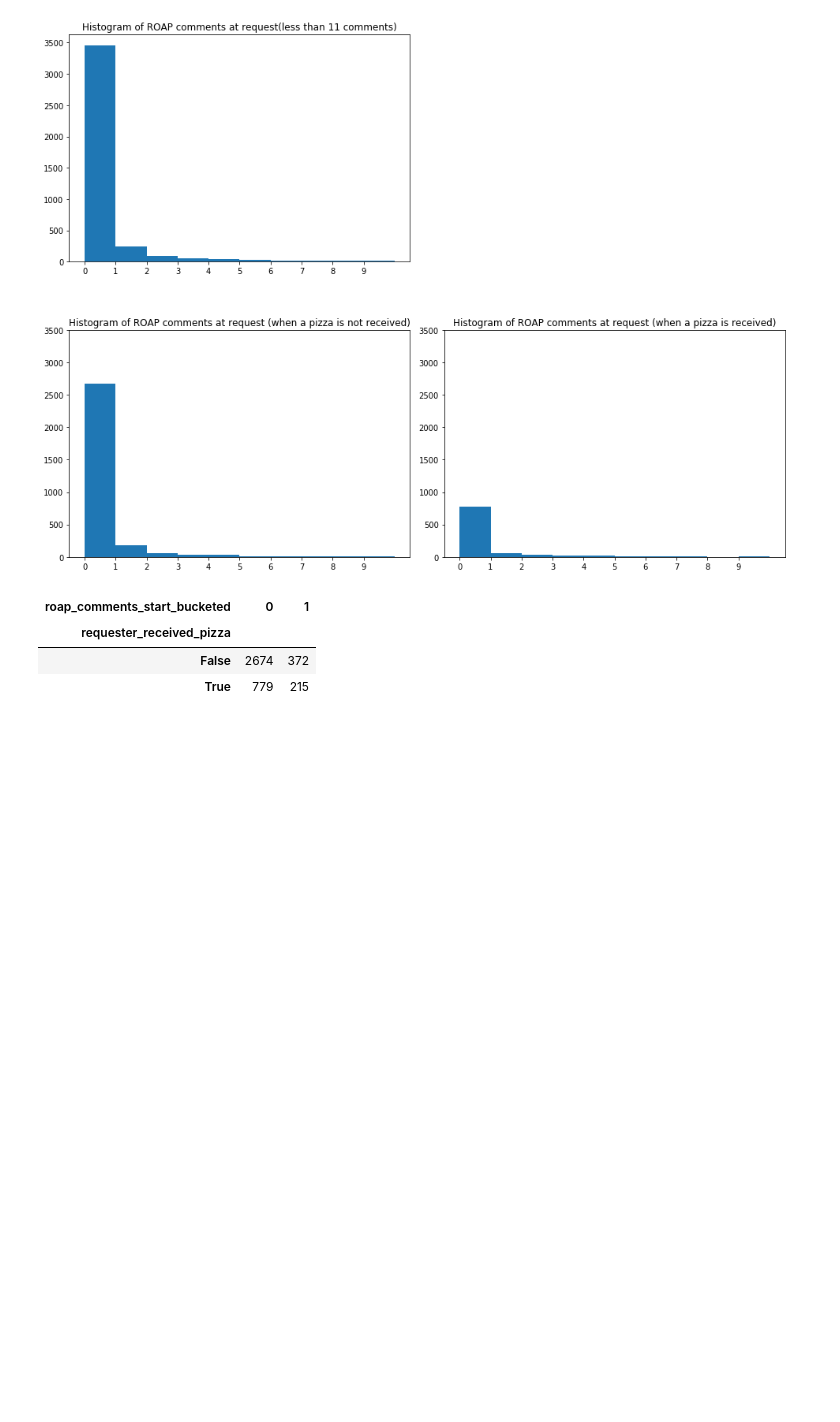
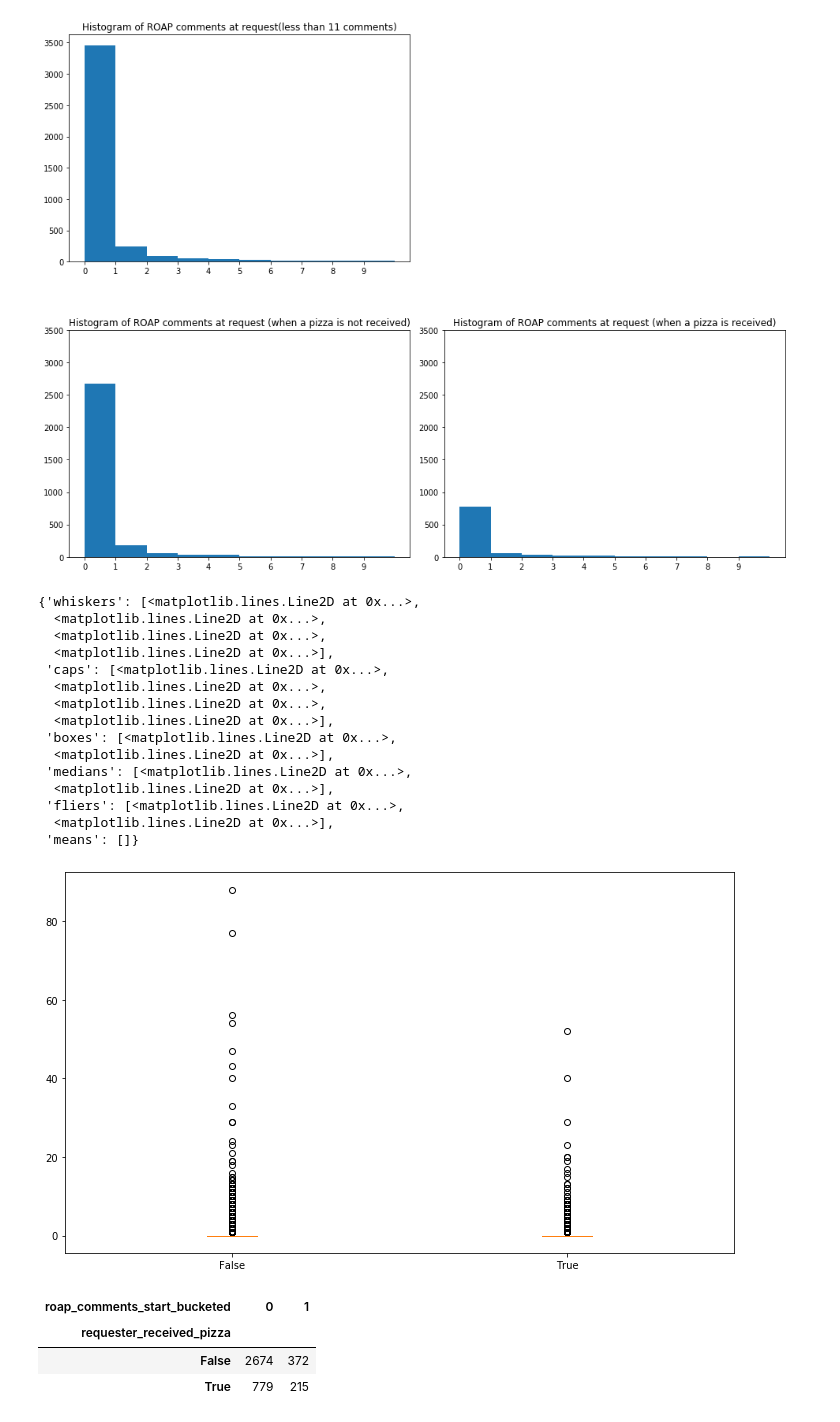
Before and after one commit to prakharm1/w207_project4, a Jupyter notebook: alice/[AY] W207 Project 4 EDA.ipynb, the cells around one changed output. Drawn from its saved outputs; the diff is of its cells as text; code cells hidden in the pictures; blank space fills up the shorter version.

```diff
--- a/alice/[AY] W207 Project 4 EDA.ipynb
+++ b/alice/[AY] W207 Project 4 EDA.ipynb
@@ -197,4 +109,0 @@ pd.crosstab(train_df.requester_received_pizza, pd.cut(train_df.number_of_downvot
-# %%
-# now using buckets downvotes (threshold of at least 1 downvote)
-train_df['downvotes_bucketed'] = np.where(train_df.number_of_downvotes_of_request_at_retrieval >= 1, 1, 0)
-pd.crosstab(train_df.requester_received_pizza, train_df.downvotes_bucketed)
@@ -206,4 +109,0 @@ pd.crosstab(train_df.requester_received_pizza, train_df.downvotes_bucketed)
-# %%
-# now using buckets downvotes (threshold of at least 2 downvotes; since 0 and 1 are the most frequent)
-train_df['downvotes_bucketed'] = np.where(train_df.number_of_downvotes_of_request_at_retrieval >= 2, 1, 0)
-pd.crosstab(train_df.requester_received_pizza, train_df.downvotes_bucketed)
@@ -293,4 +109,0 @@ axes3.set_xticks(range(0,20, 1))
-# %%
-# how using buckets downvotes
-train_df['upvotes_bucketed'] = np.where(train_df.number_of_upvotes_of_request_at_retrieval >= 1, 1, 0)
-pd.crosstab(train_df.requester_received_pizza, train_df.upvotes_bucketed)
@@ -365,6 +175,33 @@ axes3.set_xticks(range(0,10, 1))
  <matplotlib.axis.XTick at 0x...>,
  <matplotlib.axis.XTick at 0x...>]
 [figure]
+# %%
+# plotting log transformed feature
+num_roap_comments_pizza = train_df[train_df['requester_received_pizza'] == True]['requester_number_of_comments_in_raop_at_request']
+num_roap_comments_no_pizza = train_df[train_df['requester_received_pizza'] == False]['requester_number_of_comments_in_raop_at_request']
+
+set_to_plot = [num_roap_comments_pizza, num_roap_comments_no_pizza]
+labels = train_df['requester_received_pizza'].unique()
+
+fig, ax = plt.subplots(figsize=(12, 7))
+ax.boxplot(set_to_plot, labels=labels)
+# %% [output]
+{'whiskers': [<matplotlib.lines.Line2D at 0x...>,
+  <matplotlib.lines.Line2D at 0x...>,
+  <matplotlib.lines.Line2D at 0x...>,
+  <matplotlib.lines.Line2D at 0x...>],
+ 'caps': [<matplotlib.lines.Line2D at 0x...>,
+  <matplotlib.lines.Line2D at 0x...>,
+  <matplotlib.lines.Line2D at 0x...>,
+  <matplotlib.lines.Line2D at 0x...>],
+ 'boxes': [<matplotlib.lines.Line2D at 0x...>,
+  <matplotlib.lines.Line2D at 0x...>],
+ 'medians': [<matplotlib.lines.Line2D at 0x...>,
+  <matplotlib.lines.Line2D at 0x...>],
+ 'fliers': [<matplotlib.lines.Line2D at 0x...>,
+  <matplotlib.lines.Line2D at 0x...>],
+ 'means': []}
+[figure, added]
 # %%
 # now using buckets ROAP comments
 train_df['roap_comments_start_bucketed'] = np.where(train_df.requester_number_of_comments_in_raop_at_request >= 1, 1, 0)
```
Also changed, not shown: parts of 31 cells of this notebook, 2 other files.
